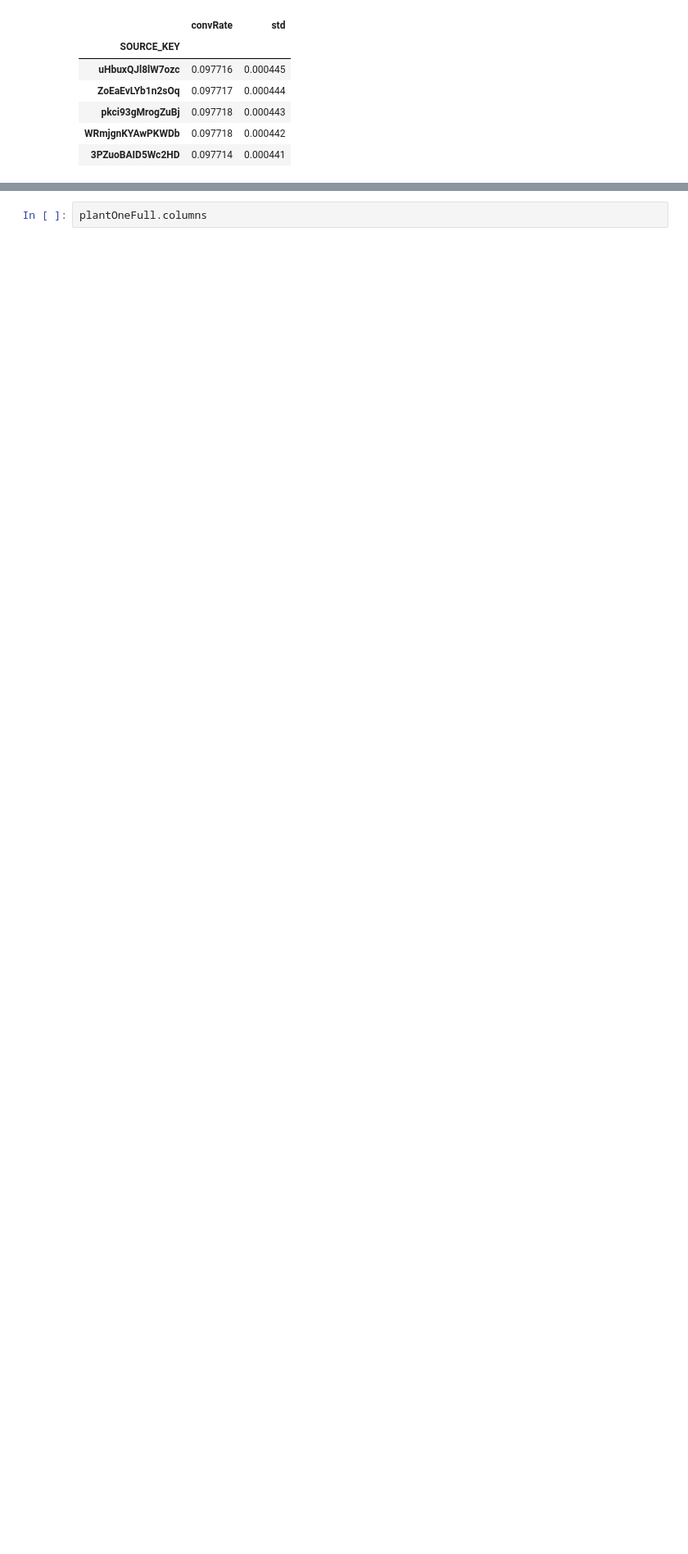
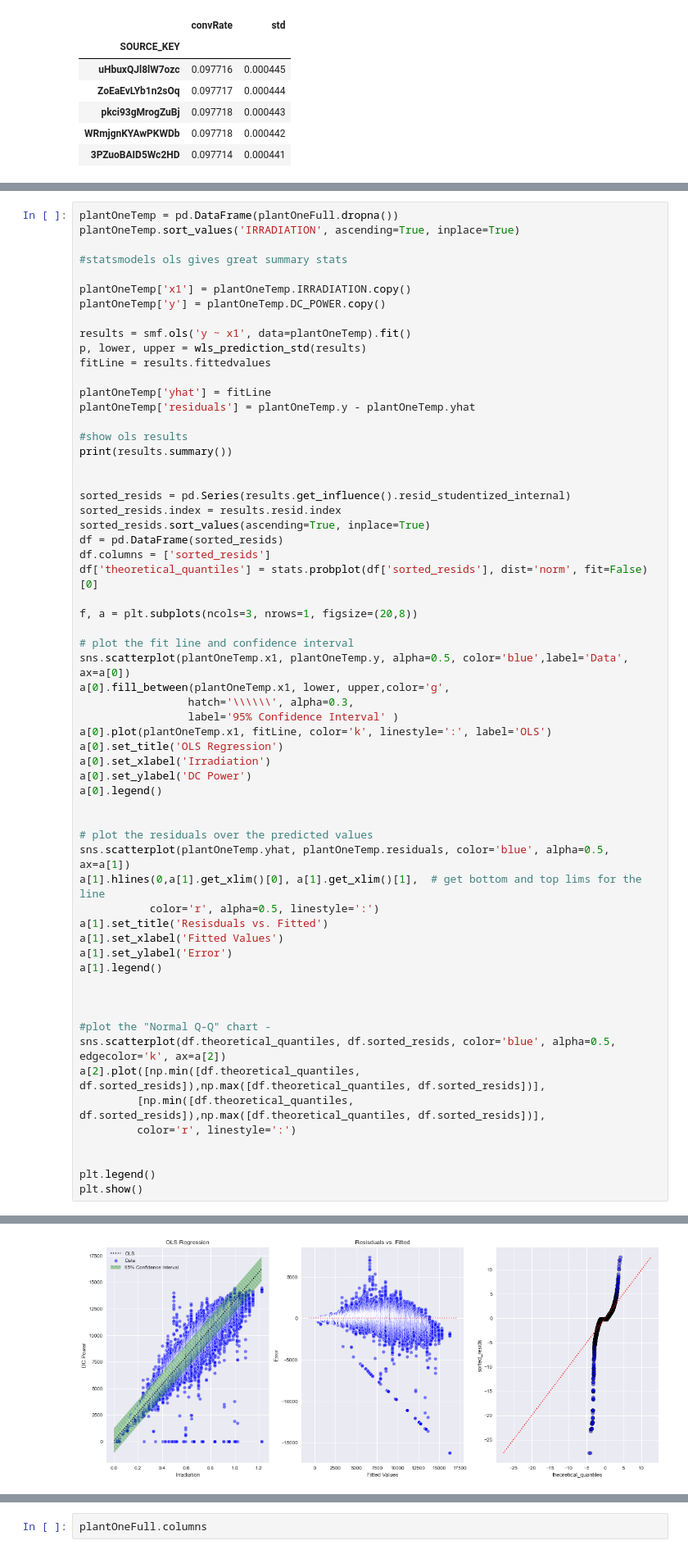
Before and after one commit to TheFoodForest/Kaggle-Solar-Power-Generation, a Jupyter notebook: Exploratory_Analysis.ipynb, the cells around one changed output, grey strips where cells are left out. Shown at 82% size. Cells and saved outputs as stored; diff of their text form; blank space fills up the shorter version.

```diff
--- a/Exploratory_Analysis.ipynb
+++ b/Exploratory_Analysis.ipynb
@@ -261,0 +269,62 @@ plt.show()
+# %%
+plantOneTemp = pd.DataFrame(plantOneFull.dropna())
+plantOneTemp.sort_values('IRRADIATION', ascending=True, inplace=True)
+
+#statsmodels ols gives great summary stats
+
+plantOneTemp['x1'] = plantOneTemp.IRRADIATION.copy()
+plantOneTemp['y'] = plantOneTemp.DC_POWER.copy()
+
+results = smf.ols('y ~ x1', data=plantOneTemp).fit()
+p, lower, upper = wls_prediction_std(results)
+fitLine = results.fittedvalues
+
+plantOneTemp['yhat'] = fitLine
+plantOneTemp['residuals'] = plantOneTemp.y - plantOneTemp.yhat
+
+#show ols results
+print(results.summary())
+
+
+sorted_resids = pd.Series(results.get_influence().resid_studentized_internal)
+sorted_resids.index = results.resid.index
+sorted_resids.sort_values(ascending=True, inplace=True)
+df = pd.DataFrame(sorted_resids)
+df.columns = ['sorted_resids']
+df['theoretical_quantiles'] = stats.probplot(df['sorted_resids'], dist='norm', fit=False)[0]
+
+f, a = plt.subplots(ncols=3, nrows=1, figsize=(20,8))
+
+# plot the fit line and confidence interval
+sns.scatterplot(plantOneTemp.x1, plantOneTemp.y, alpha=0.5, color='blue',label='Data', ax=a[0])
+a[0].fill_between(plantOneTemp.x1, lower, upper,color='g',
+                 hatch='\\\\\\', alpha=0.3,
+                 label='95% Confidence Interval' )
+a[0].plot(plantOneTemp.x1, fitLine, color='k', linestyle=':', label='OLS')
+a[0].set_title('OLS Regression')
+a[0].set_xlabel('Irradiation')
+a[0].set_ylabel('DC Power')
+a[0].legend()
+
+
+# plot the residuals over the predicted values
+sns.scatterplot(plantOneTemp.yhat, plantOneTemp.residuals, color='blue', alpha=0.5, ax=a[1])
+a[1].hlines(0,a[1].get_xlim()[0], a[1].get_xlim()[1],  # get bottom and top lims for the line
+           color='r', alpha=0.5, linestyle=':')
+a[1].set_title('Resisduals vs. Fitted')
+a[1].set_xlabel('Fitted Values')
+a[1].set_ylabel('Error')
+a[1].legend()
+
+
+
+#plot the "Normal Q-Q" chart -
+sns.scatterplot(df.theoretical_quantiles, df.sorted_resids, color='blue', alpha=0.5, edgecolor='k', ax=a[2])
+a[2].plot([np.min([df.theoretical_quantiles, df.sorted_resids]),np.max([df.theoretical_quantiles, df.sorted_resids])],
+         [np.min([df.theoretical_quantiles, df.sorted_resids]),np.max([df.theoretical_quantiles, df.sorted_resids])],
+         color='r', linestyle=':')
+
+
+plt.legend()
+plt.show()
+# %% [output]
@@ -262 +350,2 @@ plt.show()
+[figure, added]
 # %% [markdown]
```
Also changed, not shown: parts of 12 cells of this notebook.
